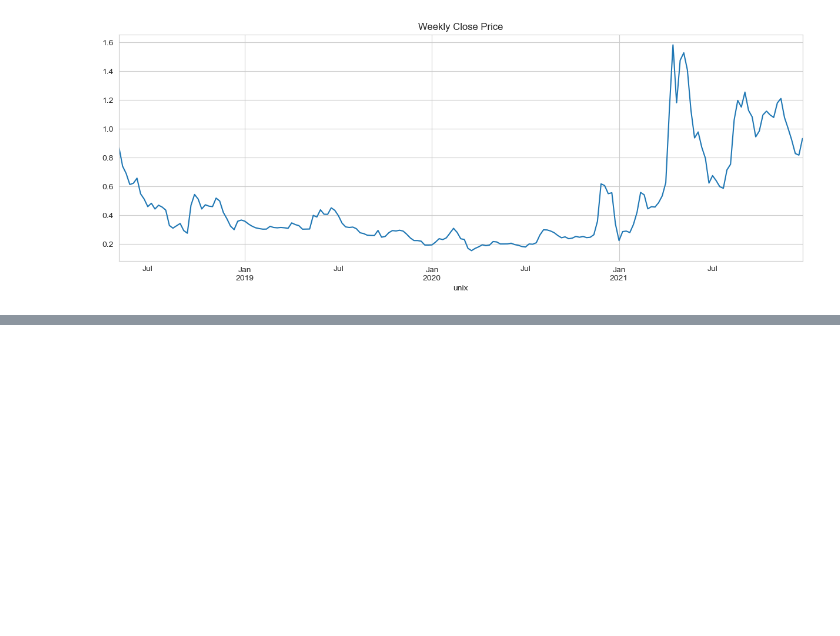
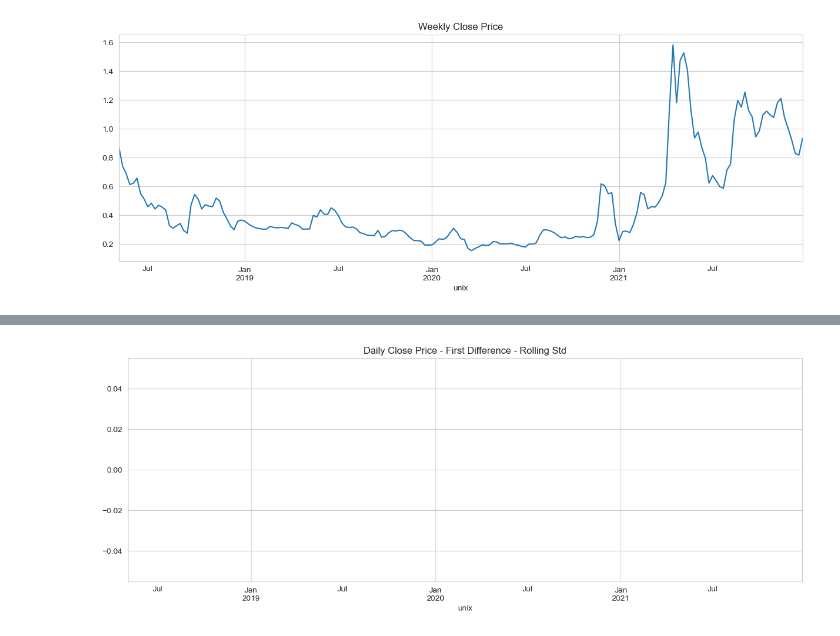
Before and after one commit to ashioyajotham/Quant, a Jupyter notebook: Timeseries Analysis/crypto-ai/crypto_ai.ipynb, the cells around one changed output, grey strips where cells are left out. Drawn from its saved outputs; the diff is of its cells as text; code cells hidden in the pictures; blank space fills up the shorter version.

```diff
--- a/Timeseries Analysis/crypto-ai/crypto_ai.ipynb
+++ b/Timeseries Analysis/crypto-ai/crypto_ai.ipynb
@@ -335,0 +372,6 @@ ModuleNotFoundError: No module named 'statstools'
+# %%
+# Rolling mean and standard deviation
+df_daily['close_diff'].rolling(7).mean().plot(figsize=(15, 5), title='Daily Close Price - First Difference - Rolling Mean')
+df_daily['close_diff'].rolling(7).std().plot(figsize=(15, 5), title='Daily Close Price - First Difference - Rolling Std');
+# %% [output]
+[figure, added]
```
Also changed, not shown: parts of 8 cells of this notebook.
